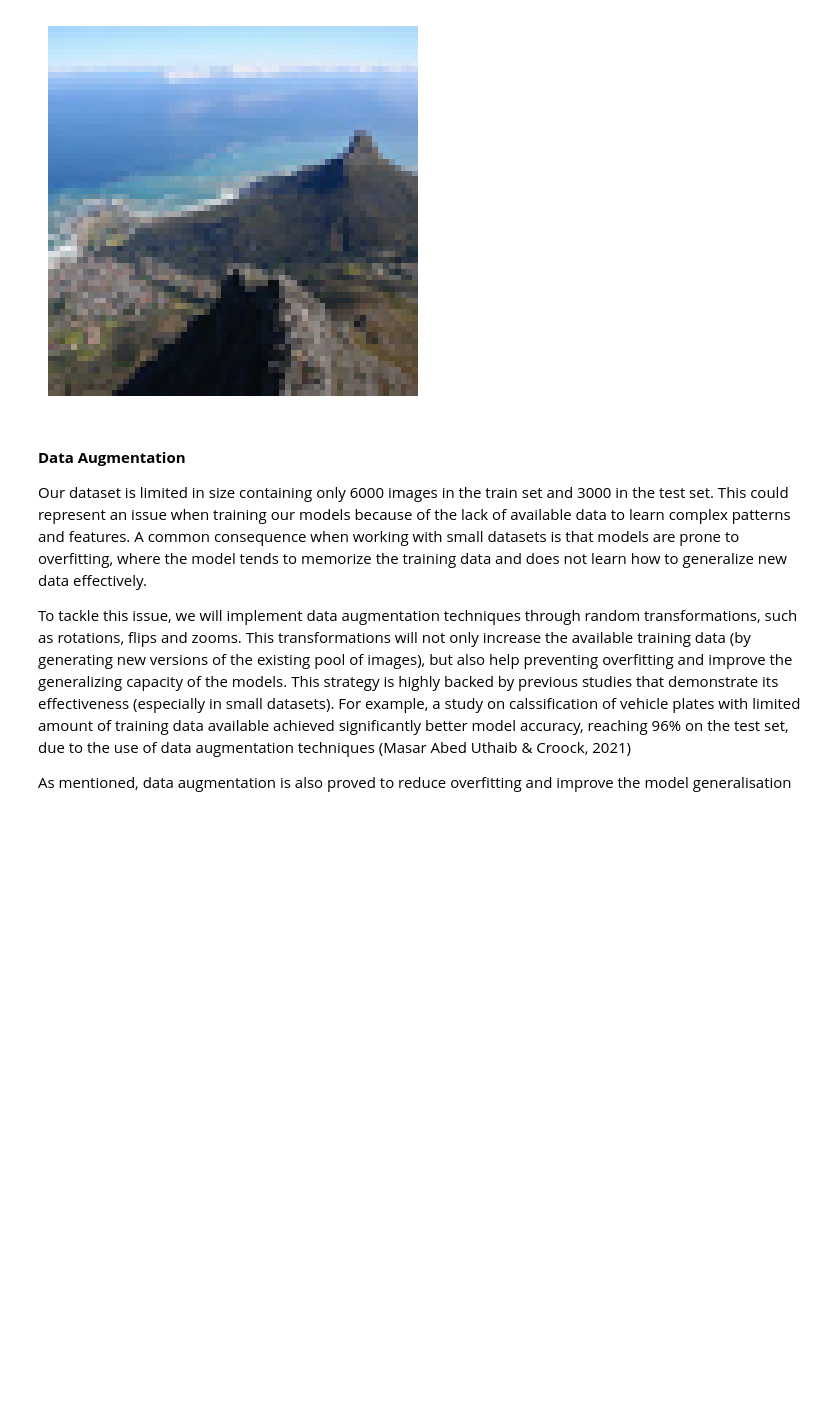
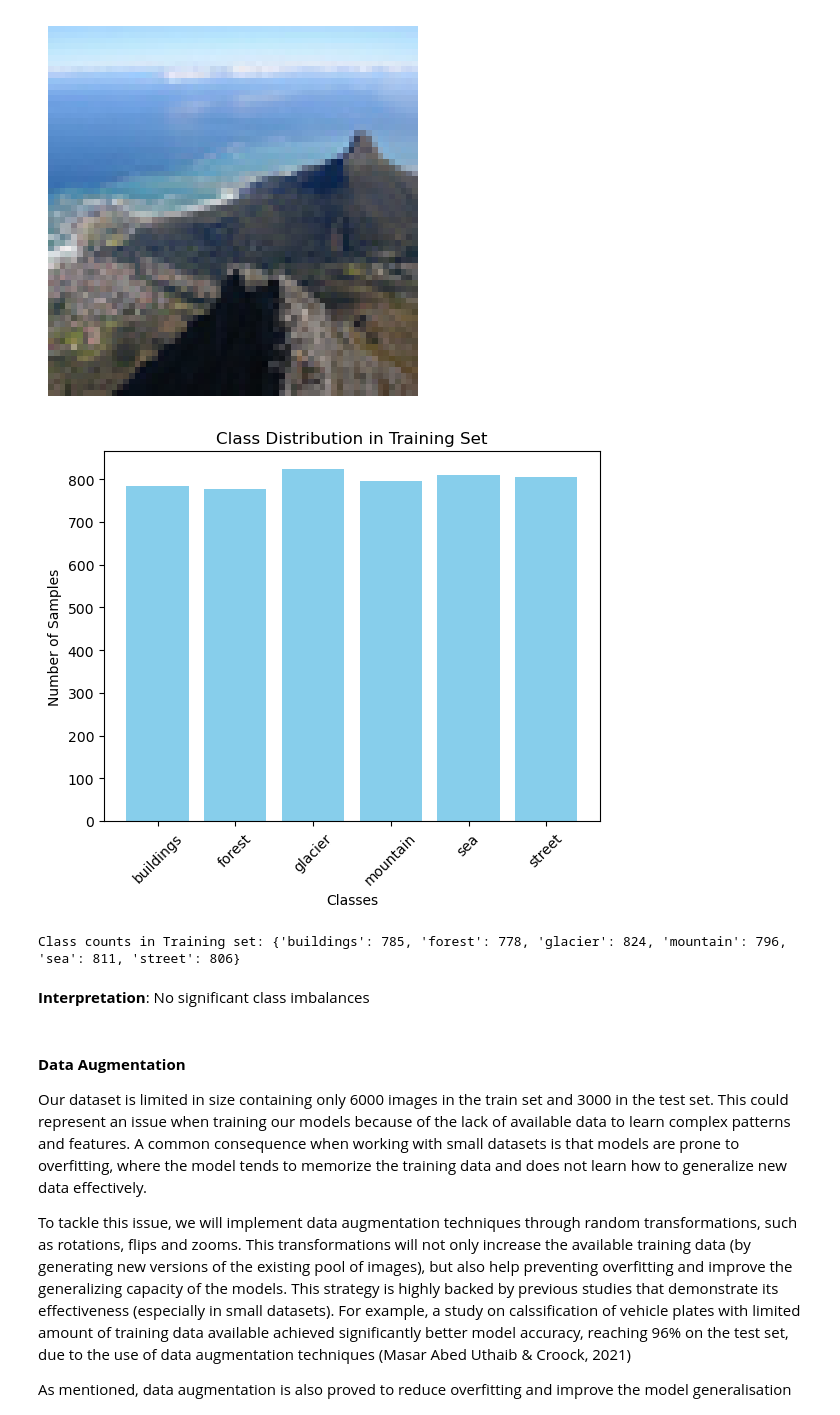
Before and after one commit to TomasWard1/ai-final, a Jupyter notebook: model/main.ipynb, the cells around one changed output. Drawn from its saved outputs; the diff is of its cells as text; code cells hidden in the pictures; blank space fills up the shorter version.

```diff
--- a/model/main.ipynb
+++ b/model/main.ipynb
@@ -131,6 +127,32 @@ plt.show()
 # %% [output]
 [0. 0. 0. 1. 0. 0.]
 [figure]
+# %%
+# Checking for class imbalances
+
+def plot_class_distribution(y, dataset_name):
+    # If one-hot encoded, convert back to class labels
+    if len(y.shape) > 1 and y.shape[1] > 1:
+        y = np.argmax(y, axis=1)
+
+    class_counts = np.bincount(y)
+    classes = ['buildings', 'forest', 'glacier', 'mountain', 'sea', 'street']
+
+    plt.bar(classes, class_counts, color='skyblue')
+    plt.xlabel('Classes')
+    plt.ylabel('Number of Samples')
+    plt.title(f'Class Distribution in {dataset_name} Set')
+    plt.xticks(rotation=45)
+    plt.show()
+
+    print(f'Class counts in {dataset_name} set:', dict(zip(classes, class_counts)))
+# %%
+plot_class_distribution(np.argmax(y_train, axis=1), 'Training')
+# %% [output]
+[figure, added]
+Class counts in Training set: {'buildings': 785, 'forest': 778, 'glacier': 824, 'mountain': 796, 'sea': 811, 'street': 806}
+# %% [markdown]
+**Interpretation**: No significant class imbalances
 # %% [markdown]
 #### **Data Augmentation**
 
```
Also changed, not shown: parts of 40 cells of this notebook, 12 other files.
